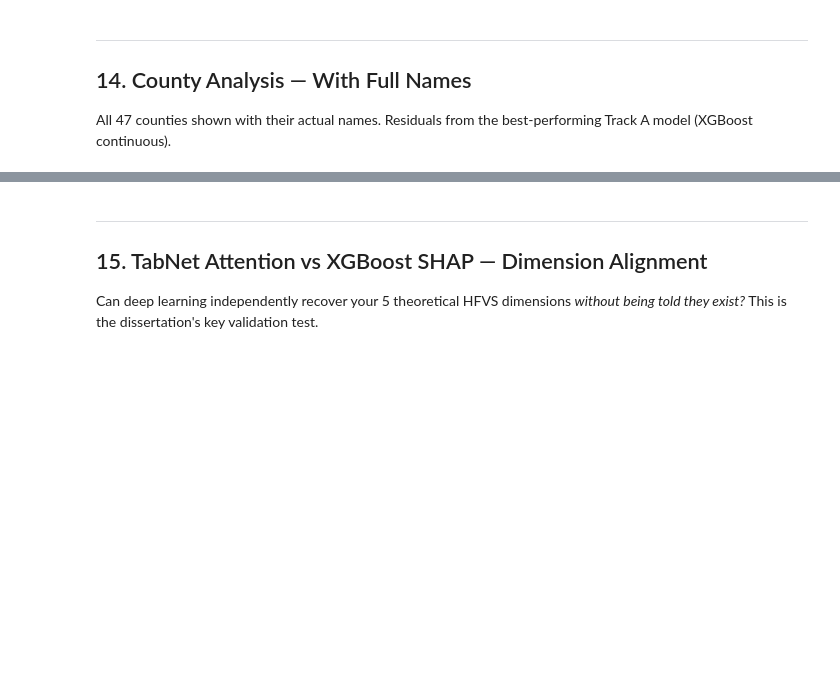
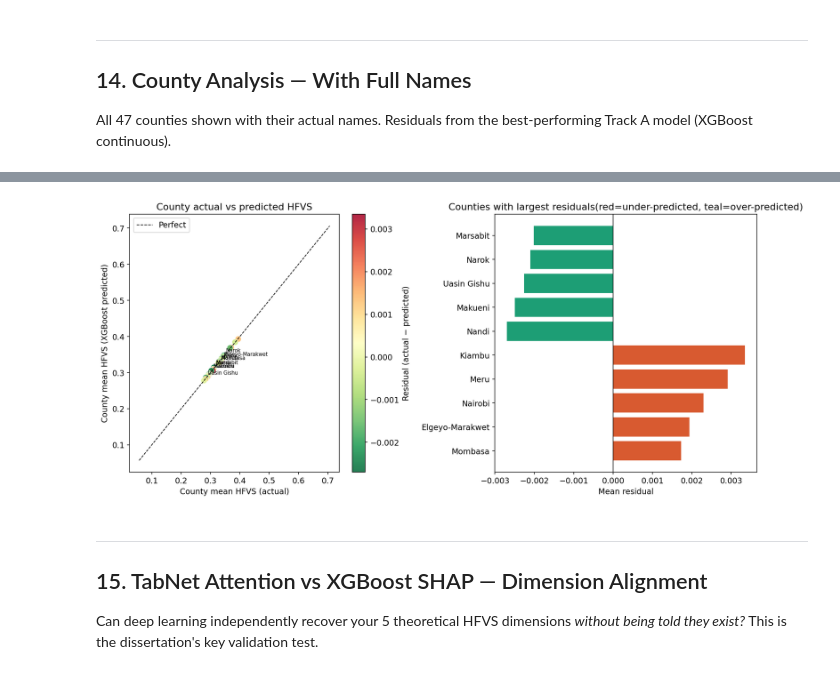
Before and after one commit to VAL-Jerono/KHS_housing_dissertation, a Jupyter notebook: notebooks/03v2_model_training_improved.ipynb, the cells around one changed output, grey strips where cells are left out. Cells and saved outputs as stored; diff of their text form; code cells hidden in the pictures; blank space fills up the shorter version.

```diff
--- a/notebooks/03v2_model_training_improved.ipynb
+++ b/notebooks/03v2_model_training_improved.ipynb
@@ -946,35 +1187,36 @@ fig, axes = plt.subplots(1, 2, figsize=(13, 6))
 
 # Scatter: actual vs predicted
 sc = axes[0].scatter(county_agg['mean_hfvs'], county_agg['mean_pred'],
                      c=county_agg['mean_residual'], cmap='RdYlGn_r',
                      s=70, alpha=0.85, edgecolors='white', linewidth=0.4)
 axes[0].plot([y_cont.min(), y_cont.max()],
              [y_cont.min(), y_cont.max()], 'k--', lw=1, label='Perfect')
 plt.colorbar(sc, ax=axes[0], label='Residual (actual − predicted)')
 for _, row in pd.concat([top5_under, top5_over]).iterrows():
     axes[0].annotate(row['county_name'],
                      (row['mean_hfvs'], row['mean_pred']),
                      fontsize=7, ha='left', va='bottom',
                      xytext=(3, 3), textcoords='offset points')
 axes[0].set_xlabel('County mean HFVS (actual)')
 axes[0].set_ylabel('County mean HFVS (XGBoost predicted)')
 axes[0].set_title('County actual vs predicted HFVS')
 axes[0].legend()
 
 # Residual bar — top/bottom 10
 top10_resid = pd.concat([resid_sorted.tail(5), resid_sorted.head(5)])
 colors_r    = [RED if r > 0 else TEAL for r in top10_resid['mean_residual']]
 axes[1].barh(top10_resid['county_name'], top10_resid['mean_residual'],
              color=colors_r)
 axes[1].axvline(0, color='black', linewidth=0.8)
-axes[1].set_title('Counties with largest residuals
-'
+axes[1].set_title('Counties with largest residuals'
                   '(red=under-predicted, teal=over-predicted)')
 axes[1].set_xlabel('Mean residual')
 
 plt.tight_layout()
 plt.savefig(FIGS / '04g_county_residuals_named.png', dpi=150, bbox_inches='tight')
 plt.show()
+# %% [output]
+[figure, added]
 # %% [markdown]
 ---
 ## 15. TabNet Attention vs XGBoost SHAP — Dimension Alignment
```
Also changed, not shown: parts of 31 cells of this notebook.
